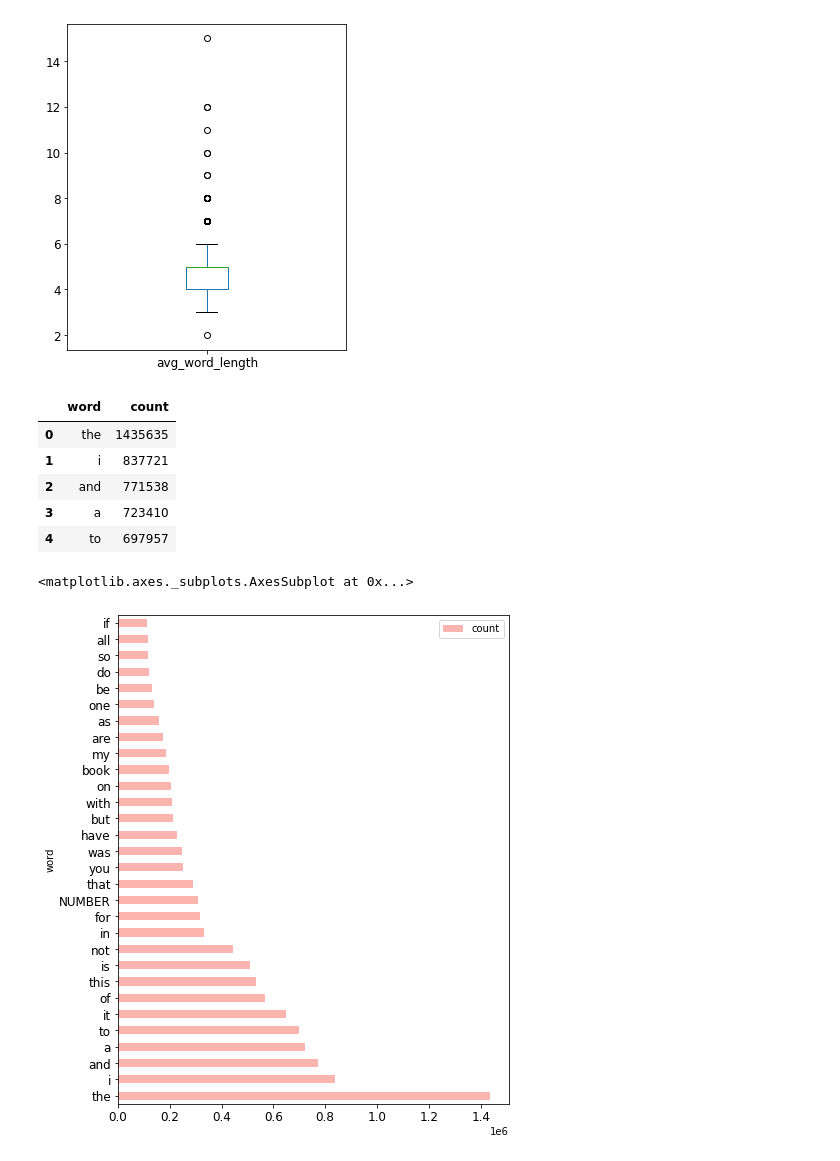
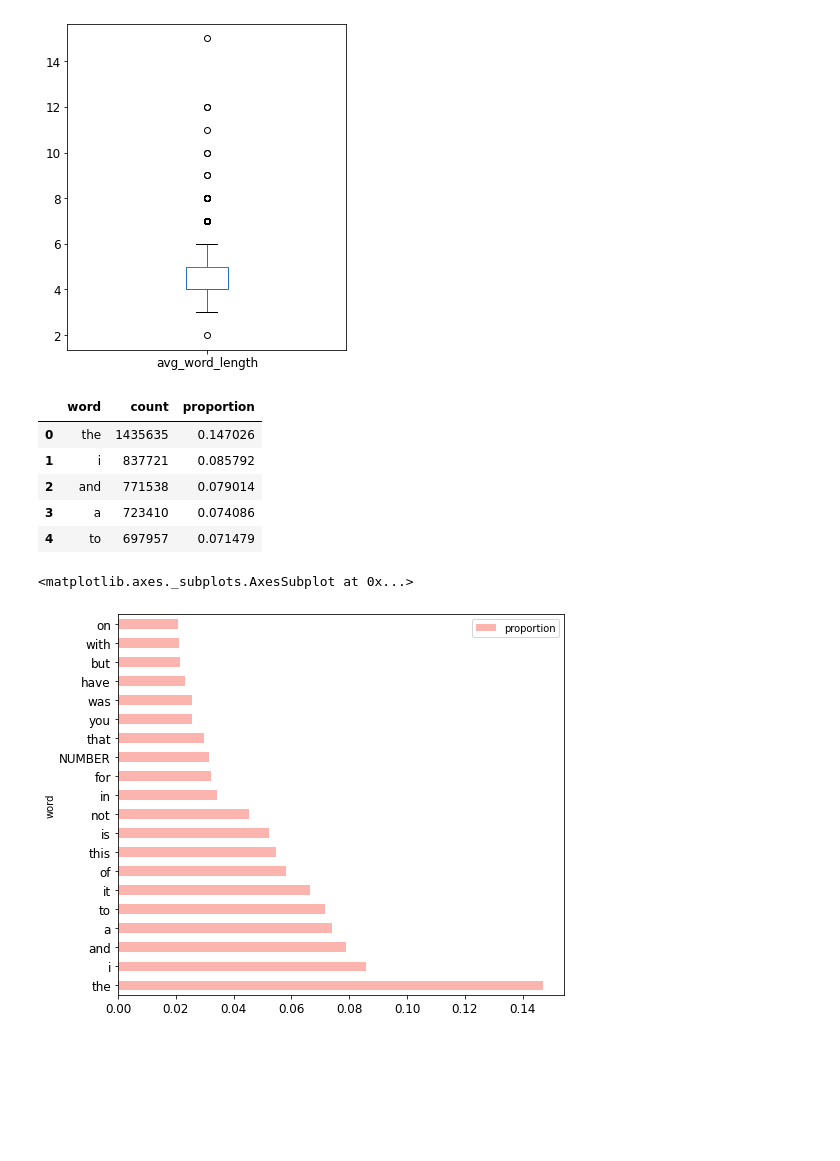
Before and after one commit to ppkgtmm/sentiment, a Jupyter notebook: EDA_amazon.ipynb, the cells around one changed output. Saved outputs shown, nothing was run; the diff lists cells and outputs as text; code cells hidden in the pictures; blank space fills up the shorter version.

```diff
--- a/EDA_amazon.ipynb
+++ b/EDA_amazon.ipynb
@@ -246,19 +246,20 @@ copy.avg_word_length.plot(kind='box', fontsize=12, figsize=(5,6))
 # %%
 word_counts = collections.Counter(" ".join(copy['text']).split())
 # %%
-count_df = pd.DataFrame(word_counts.most_common(30))
+count_df = pd.DataFrame(word_counts.most_common(20))
 count_df.columns = ['word', 'count']
+count_df['proportion'] = count_df['count'] / sum(list(count_df['count']))
 count_df.head()
 # %% [output]
-|  | word | count |
-| 0 | the | 1435635 |
-| 1 | i | 837721 |
-| 2 | and | 771538 |
-| 3 | a | 723410 |
-| 4 | to | 697957 |
+|  | word | count | proportion |
+| 0 | the | 1435635 | 0.147026 |
+| 1 | i | 837721 | 0.085792 |
+| 2 | and | 771538 | 0.079014 |
+| 3 | a | 723410 | 0.074086 |
+| 4 | to | 697957 | 0.071479 |
 # %%
-count_df.plot(kind='barh', x='word', y='count', rot=0, \
-                 colormap='Pastel1', fontsize=12, figsize=(7,9))
+count_df.plot(kind='barh', x='word', y='proportion', rot=0, \
+                 colormap='Pastel1', fontsize=12, figsize=(8,7))
 # %% [output]
 <matplotlib.axes._subplots.AxesSubplot at 0x...>
-[figure, old version]
+[figure, new version]
```
